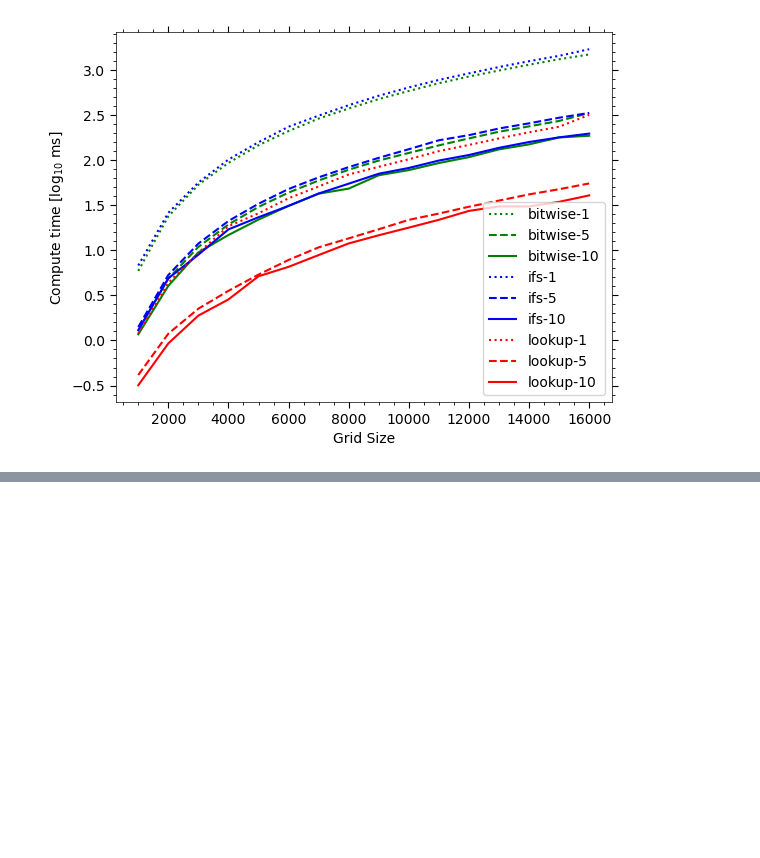
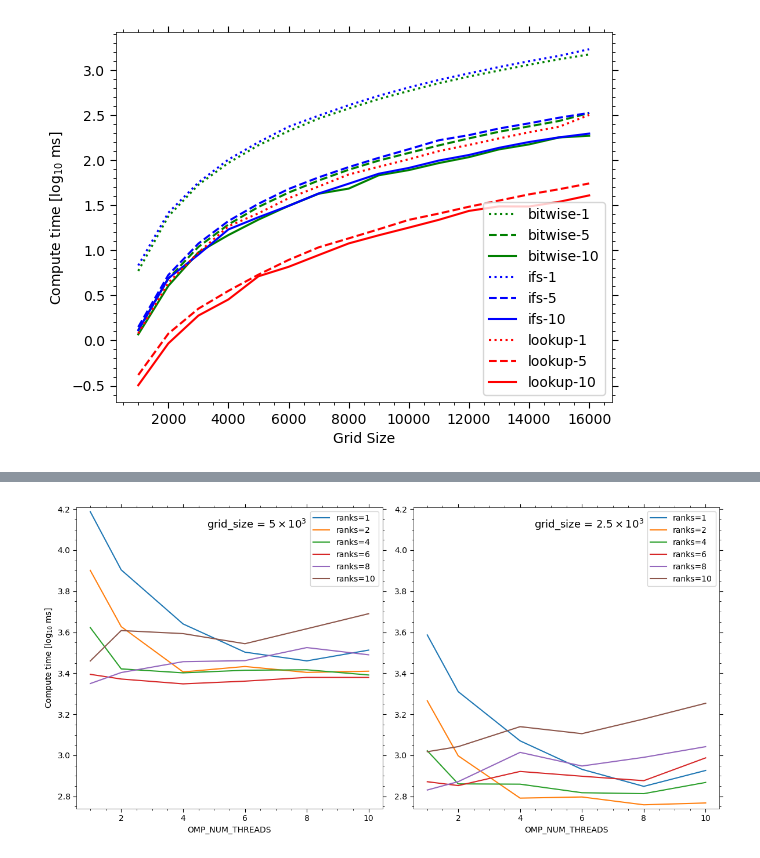
Before and after one commit to adnansiddiquei/conways_game_of_life, a Jupyter notebook: src/plotting/plots.ipynb, the cells around one changed output, grey strips where cells are left out. Cells and saved outputs as stored; diff of their text form; code cells hidden in the pictures; blank space fills up the shorter version.

```diff
--- a/src/plotting/plots.ipynb
+++ b/src/plotting/plots.ipynb
@@ -146,0 +126,39 @@ plt.savefig('transitions.png', bbox_inches='tight')
+# %%
+df = pd.read_csv('mpi_omp.csv', header=None)
+df.columns = ['ranks', 'threads', 'grid_size', 'generations', 'duration']
+
+df50 = df[df['grid_size'] == 5000].groupby(['ranks', 'threads', 'grid_size', 'generations']).mean().reset_index()
+df25 = df[df['grid_size'] == 2500].groupby(['ranks', 'threads', 'grid_size', 'generations']).mean().reset_index()
+
+fig, (ax1, ax2) = plt.subplots(1, 2, figsize=(12, 6))
+
+df50['duration'] = np.log10(df50['duration'])
+df25['duration'] = np.log10(df25['duration'])
+
+
+for ranks in df50['ranks'].unique():
+    subset = df50[df50['ranks'] == ranks]
+    ax1.plot(subset['threads'], subset['duration'], label=rf'ranks={ranks}')
+
+for ranks in df25['ranks'].unique():
+    subset = df25[df25['ranks'] == ranks]
+    ax2.plot(subset['threads'], subset['duration'], label=rf'ranks={ranks}')
+
+ax1.set_xlabel('OMP_NUM_THREADS')
+ax2.set_xlabel('OMP_NUM_THREADS')
+ax1.set_ylabel('Compute time [log$_{10}$ ms]')
+ax1.legend()
+ax2.legend()
+format_axes(ax1)
+format_axes(ax2)
+plt.tight_layout()
+
+ax1.set_ylim([2.74, 4.21])
+ax2.set_ylim([2.74, 4.21])
+
+ax1.text(8, 4.16, r"grid_size = $5 \times 10^{3}$", ha='right', va='top', color='black', fontsize=13)
+ax2.text(8, 4.16, r"grid_size = $2.5 \times 10^{3}$", ha='right', va='top', color='black', fontsize=13)
+
+plt.savefig('mpi_vs_omp_mac.png', bbox_inches='tight')
+# %% [output]
+[figure, added]
```
Also changed, not shown: parts of 3 cells of this notebook, 1 other file.
